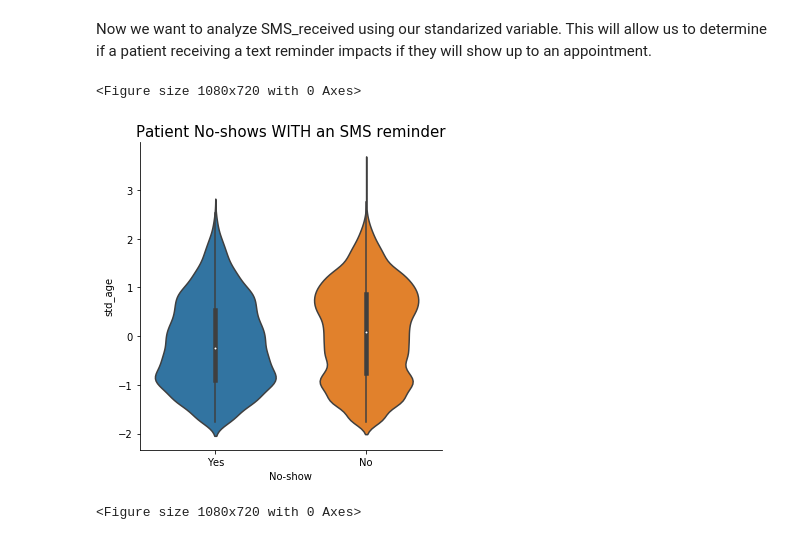
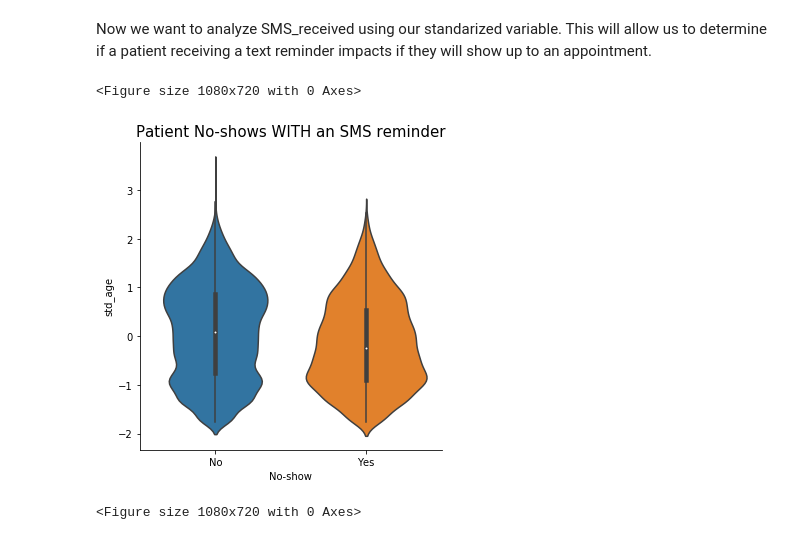
Before and after one commit to rezaameli/rezaameli.github.io, a Jupyter notebook: noshow.ipynb, the cells around one changed output. Cells and saved outputs as stored; diff of their text form; code cells hidden in the pictures.

```diff
--- a/noshow.ipynb
+++ b/noshow.ipynb
@@ -205,12 +207,12 @@ Now we want to analyze SMS_received using our standarized variable. This will al
 # %%
 sms1 = appts[appts['SMS_received'] == 1]
 fig = plt.figure(figsize=(15,10))
-sns.catplot(x='No-show', y='std_age', data=sms1, kind="violin")
+sns.catplot(x='No-show', y='std_age', data=sms1, kind="violin", order=['No', 'Yes'])
 plt.title("Patient No-shows WITH an SMS reminder", fontsize=15)
 plt.show()
 # %% [output]
 <Figure size 1080x720 with 0 Axes>
-[figure, old version]
+[figure, new version]
 # %%
 sms0 = appts[appts['SMS_received'] == 0]
 fig = plt.figure(figsize=(15,10))
```
Also changed, not shown: parts of 11 cells of this notebook.
